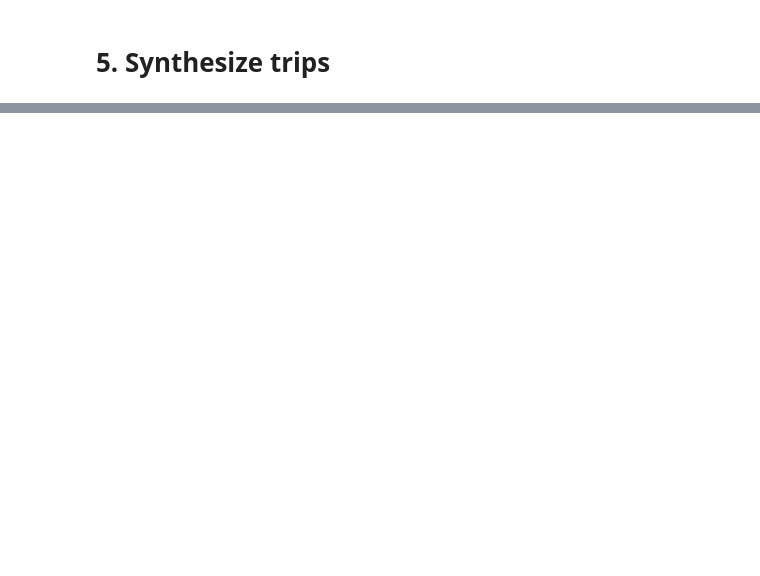
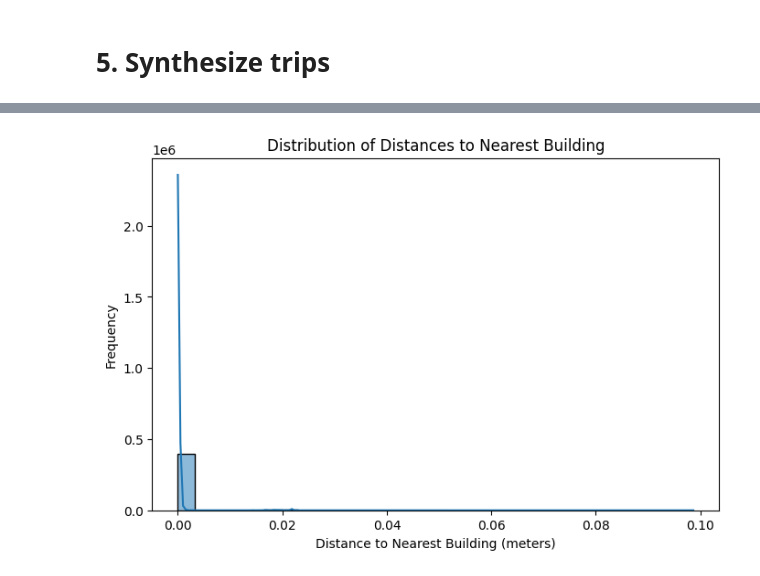
Before and after one commit to Balram524/GPS_mobility, a Jupyter notebook: Mobility.ipynb, the cells around one changed output, grey strips where cells are left out. Drawn from its saved outputs; the diff is of its cells as text; code cells hidden in the pictures; blank space fills up the shorter version.

```diff
--- a/Mobility.ipynb
+++ b/Mobility.ipynb
@@ -768,14 +695,0 @@ Identify High-Density Movement Zones
-# %%
-from sklearn.cluster import DBSCAN
-import numpy as np
-
-# Convert GPS points to NumPy array
-gps_coords = np.array(list(gps_gdf.geometry.apply(lambda x: (x.x, x.y))))
-
-# Apply DBSCAN Clustering
-clustering = DBSCAN(eps=0.001, min_samples=5).fit(gps_coords)
-gps_gdf["cluster"] = clustering.labels_
-
-# Count points per cluster
-high_density_zones = gps_gdf["cluster"].value_counts()
-print(high_density_zones)
@@ -987,0 +698,23 @@ print("Trip synthesis complete. Output saved to 'synthesized_trips.csv'")
+# %%
+# 5. Synthesize trips
+import geopandas as gpd
+
+# Ensure CRS consistency before spatial operations
+if gps_gdf.crs != buildings.crs:
+    gps_gdf = gps_gdf.to_crs(buildings.crs)
+
+# Perform a nearest spatial join to find the closest building for each GPS point
+gps_with_buildings = gpd.sjoin_nearest(gps_gdf, buildings, how="left", distance_col="building_distance")
+
+# Select relevant columns for output
+gps_with_buildings = gps_with_buildings[
+    ["date_time", "latitude", "longitude", "accuracy", "geohash", "geohash_9", "device_id",
+     "id", "area_in_meters", "confidence", "full_plus_code", "building_distance"]
+]
+
+# Save the result as a CSV file
+csv_output_path = "/content/gps_with_buildings.csv"  # Change the path if needed
+gps_with_buildings.to_csv(csv_output_path, index=False)
+
+# Print a sample to verify correctness
+print(gps_with_buildings.head())
@@ -987,0 +807,10 @@ print("Trip synthesis complete. Output saved to 'synthesized_trips.csv'")
+# %%
+# Plot distance to nearest building
+plt.figure(figsize=(8, 5))
+sns.histplot(gps_with_buildings["building_distance"].dropna(), bins=30, kde=True)
+plt.xlabel("Distance to Nearest Building (meters)")
+plt.ylabel("Frequency")
+plt.title("Distribution of Distances to Nearest Building")
+plt.show()
+# %% [output]
+[figure, added]
```
Also changed, not shown: parts of 34 cells of this notebook.
